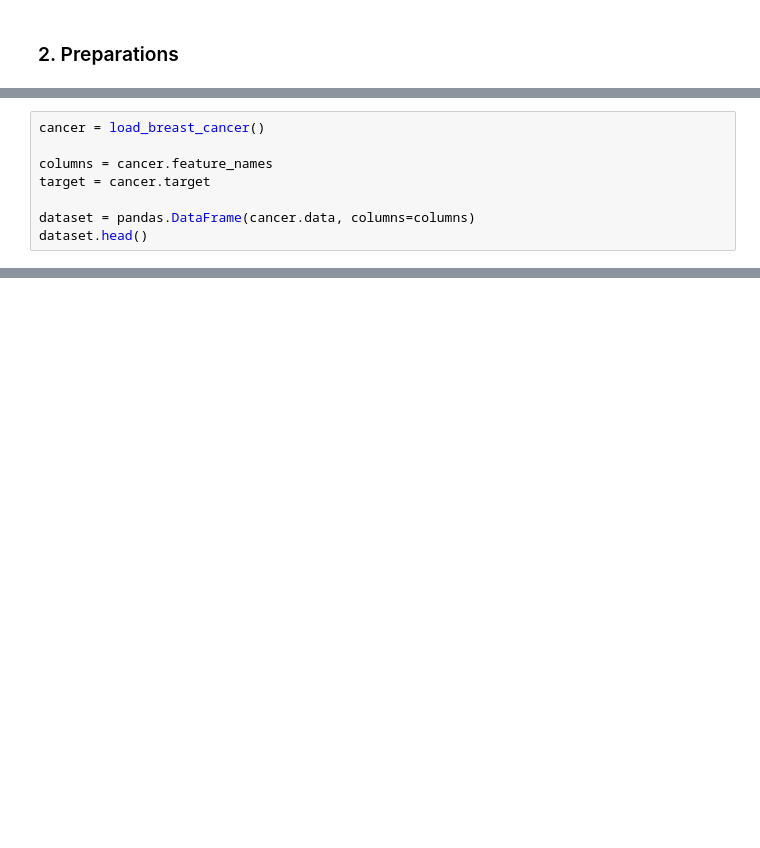
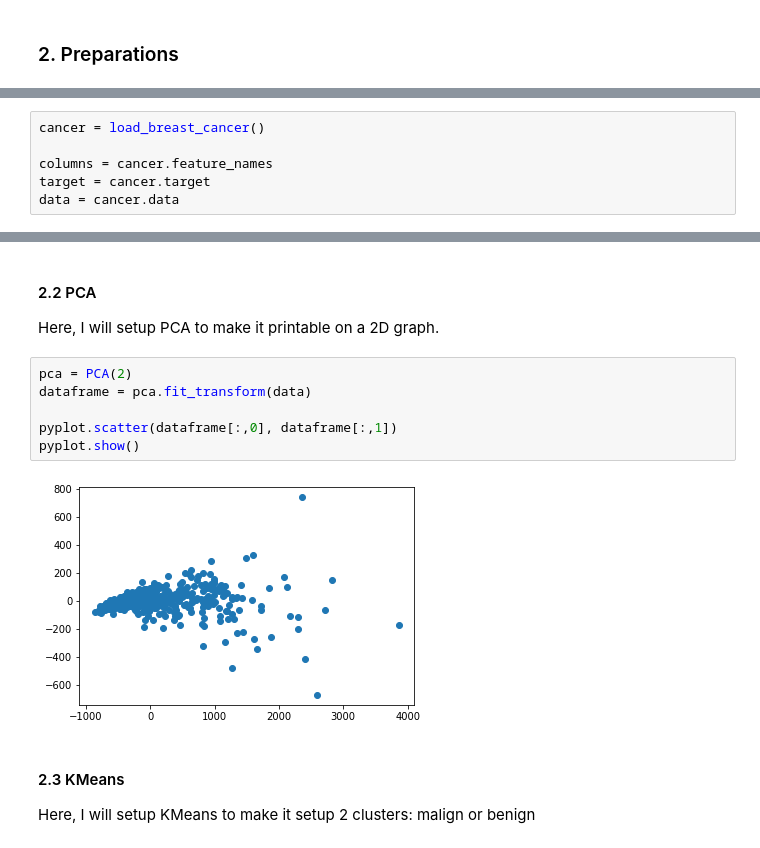
Before and after one commit to macdrien/utbm-ad50-tp-unsupervised-learning, a Jupyter notebook: notebook.ipynb, the cells around one changed output, grey strips where cells are left out. Drawn from its saved outputs; the diff is of its cells as text; blank space fills up the shorter version.

Commit message:
[UPD] Redo all the project using PCA and KMeans

```diff
--- a/notebook.ipynb
+++ b/notebook.ipynb
@@ -17,6 +23,4 @@ cancer = load_breast_cancer()
 
 columns = cancer.feature_names
 target = cancer.target
-
-dataset = pandas.DataFrame(cancer.data, columns=columns)
-dataset.head()
+data = cancer.data
@@ -88,0 +27,16 @@ representation_of_the_scaled_dataset.head()
+# %% [markdown]
+#### 2.2 PCA
+
+Here, I will setup PCA to make it printable on a 2D graph.
+# %%
+pca = PCA(2)
+dataframe = pca.fit_transform(data)
+
+pyplot.scatter(dataframe[:,0], dataframe[:,1])
+pyplot.show()
+# %% [output]
+[figure, added]
+# %% [markdown]
+#### 2.3 KMeans
+
+Here, I will setup KMeans to make it setup 2 clusters: malign or benign
```
Also changed, not shown: parts of 10 cells of this notebook.
